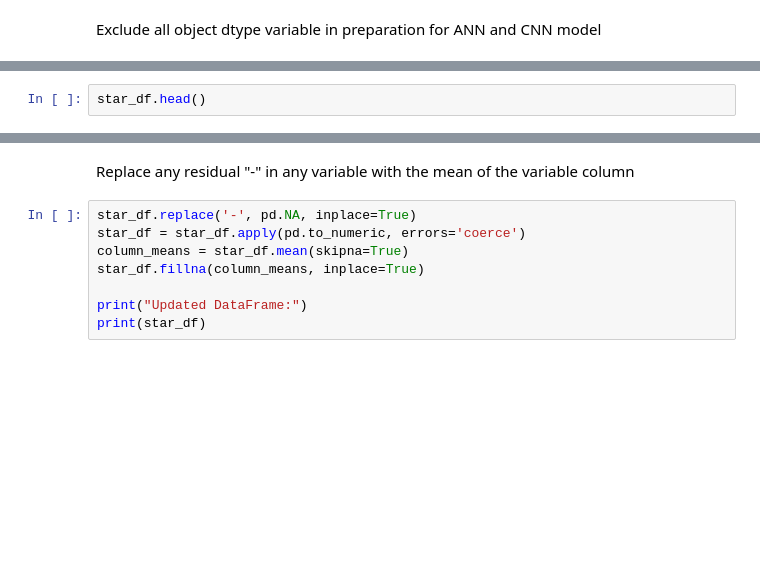
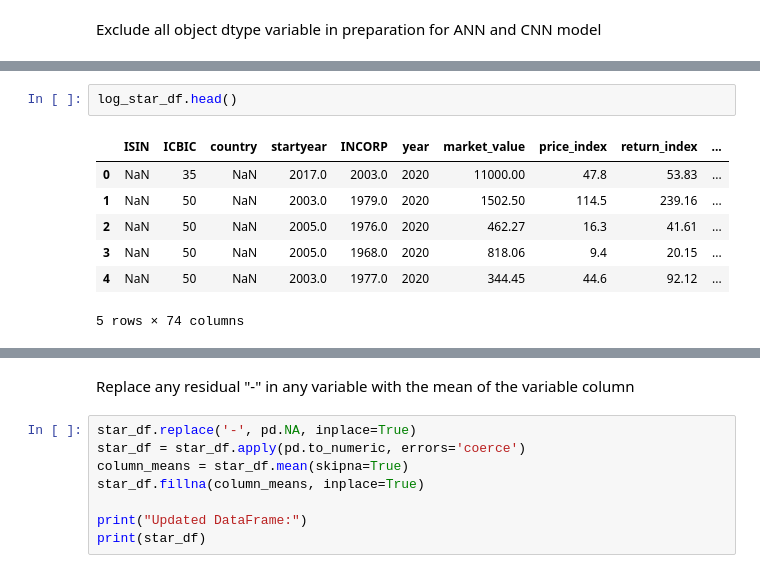
Before and after one commit to MicroPyscho/MicroPyscho, a Jupyter notebook: ANN_CNN.ipynb, the cells around one changed output, grey strips where cells are left out. Saved outputs shown, nothing was run; the diff lists cells and outputs as text; blank space fills up the shorter version.

```diff
--- a/ANN_CNN.ipynb
+++ b/ANN_CNN.ipynb
@@ -215,4 +311,12 @@ Exclude all object dtype variable in preparation for ANN and CNN model
 # %%
-star_df.head()
+log_star_df.head()
+# %% [output]
+|  | ISIN | ICBIC | country | startyear | INCORP | year | market_value | price_index | return_index | ... |
+| 0 | NaN | 35 | NaN | 2017.0 | 2003.0 | 2020 | 11000.00 | 47.8 | 53.83 | ... |
+| 1 | NaN | 50 | NaN | 2003.0 | 1979.0 | 2020 | 1502.50 | 114.5 | 239.16 | ... |
+| 2 | NaN | 50 | NaN | 2005.0 | 1976.0 | 2020 | 462.27 | 16.3 | 41.61 | ... |
+| 3 | NaN | 50 | NaN | 2005.0 | 1968.0 | 2020 | 818.06 | 9.4 | 20.15 | ... |
+| 4 | NaN | 50 | NaN | 2003.0 | 1977.0 | 2020 | 344.45 | 44.6 | 92.12 | ... |
+5 rows × 74 columns
 # %%
 star_df.shape
```
Also changed, not shown: parts of 20 cells of this notebook.
